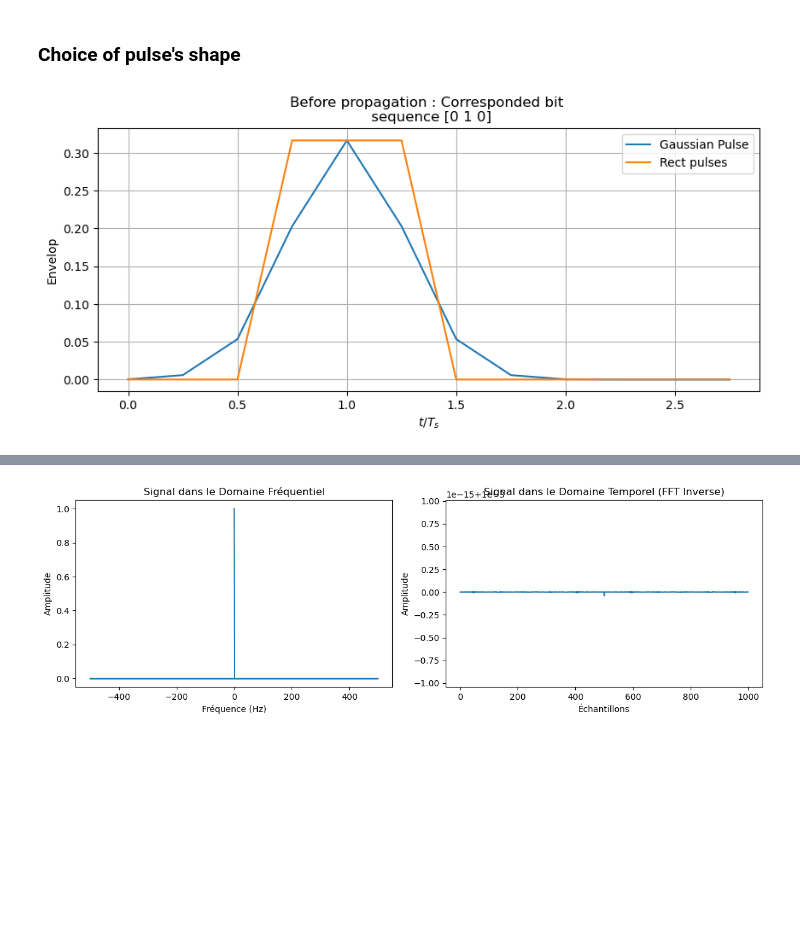
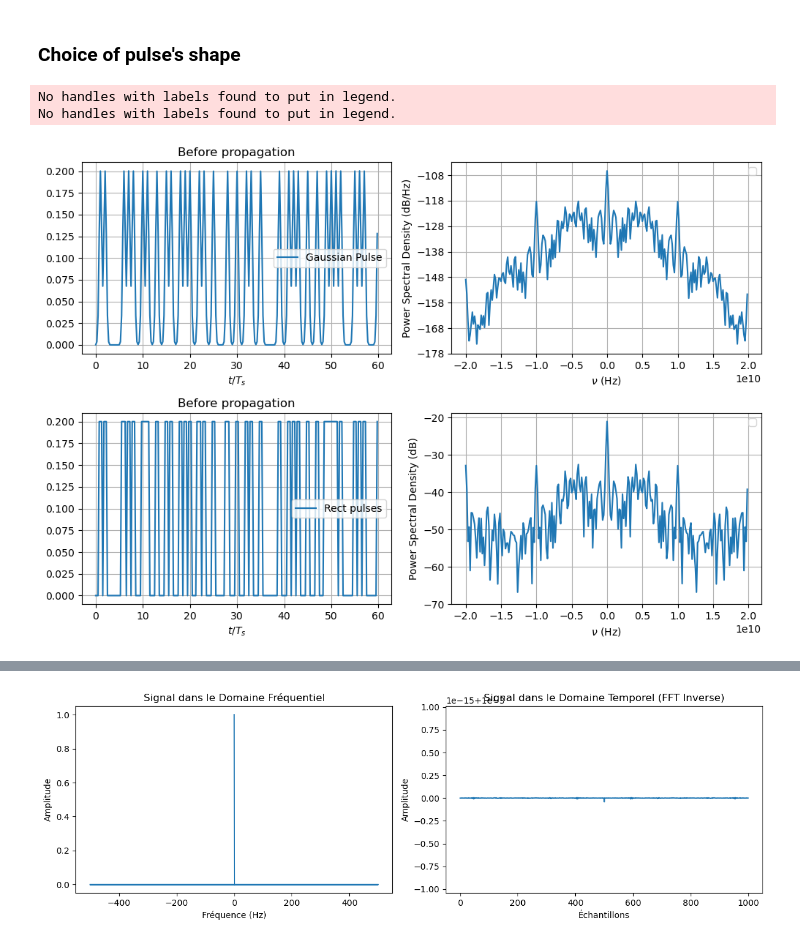
Before and after one commit to HamidMahamat/TOPT_proj, a Jupyter notebook: BE1.ipynb, the cells around one changed output, grey strips where cells are left out. Drawn from its saved outputs; the diff is of its cells as text; code cells hidden in the pictures; blank space fills up the shorter version.

```diff
--- a/BE1.ipynb
+++ b/BE1.ipynb
@@ -23,64 +23,104 @@ import matplotlib.pyplot as plt
 from scipy import sparse
 from scipy.sparse.linalg import spsolve
 # %%
-# Paramètres physiques
-λ = 1.55 * u.um
-D = 17.0 * u.ps / (u.nm * u.km)  # Dispersion Coefficient
-β_2 = - D * λ**2/(2 * np.pi * const.c) # Group velocity dispersion parameter
-B = 50 * u.Gbit / u.s # Bit rate -- choose after 100 Mbps, 1 Gbps, 10 Gbps, 50 Gbps
-B_nounit = B.to(u.bit/u.s)/(u.bit/u.s) # Capacity Hertz unit
-L = 730.0 * u.km  # Fiber Lenght
-T = 0.5 * u.s  # Total duration of the simulation
+# Physical parameters
+λ = 1.55 * u.um                             # wavelength
+D = 17.0 * u.ps / (u.nm * u.km)             # Dispersion Coefficient
+β_2 = - D * λ**2 / (2 * np.pi * const.c)    # Group velocity dispersion parameter
+B = 10 * u.Gbit / u.s                       # Bit rate : 1kbps, 100 Mbps, 1 Gbps, 10 Gbps, 50 Gbps
+B_nounit = B.to(u.bit/u.s)/(u.bit/u.s)      # Capacity Hertz unit
+L = 10.0 * u.km                             # Fiber Lenght
+T = 0.5 * u.s                               # Total duration of the simulation
 # %% [markdown]
 ### Choice of pulse's shape
 # %%
-I_max = 100 * u.mA # maximum value of diode laser intensity
+I_max = 40 * u.mA # maximum intensity value of diode laser
 I_nounit = I_max.to(u.A)/(1 * u.A)
 
 
-bits_seq = np.random.randint(2, size=10) # np.array([0,1,0]) #
+bits_seq = np.random.randint(2, size=80) # np.array([0,1,0]) #
 bits_sended_lenght = len(bits_seq)
 
 τ = .375 / B # caracteristic time of the gaussian pulse
 τ_nounit = τ.to(u.s/u.bit)/(1 * u.s/u.bit)
 
 def generate_gaussian_pulse(duration, sampling_rate):
-    t = np.arange(0, duration / 2, 1/sampling_rate)
+    t = np.arange(0, duration, 1/sampling_rate)
     pulse = np.sqrt(I_nounit) * np.array([np.sum([bits_seq[k] * np.exp(-((ti-k/B_nounit)/τ_nounit)**2) for k in range(bits_sended_lenght)]) for ti in t])
     return t, pulse
 
 
 
 Π = lambda t: 1.0 if np.abs(t)<.5 else 0.0 # Unitary rectangular window
-def generate_rectangular_pulses(duration,sampling_rate):
-    t = np.arange(0, duration / 2, 1/sampling_rate)
+def generate_rectangular_pulses(duration, sampling_rate):
+    t = np.arange(0, duration, 1/sampling_rate)
     pulse = np.sqrt(I_nounit) * np.array([np.sum([bits_seq[k] * Π((ti * B_nounit - k)) for k in range(bits_sended_lenght)]) for ti in t])
     return time, pulse
 
 
 ###  TEMPOREL ###
 # Paramètres du pulse
-duration = 5 * bits_sended_lenght * τ_nounit   # time window (in seconds)
+duration = 2 * bits_sended_lenght * τ_nounit   # time window (in seconds)
 sampling_rate = 4 * B_nounit  # sampling frequency (in Hz)
 
 # Générer le pulse gaussien
 time, gaussian_pulse = generate_gaussian_pulse(duration, sampling_rate)
 time, rect_pulse = generate_rectangular_pulses(duration, sampling_rate)
+
+
+
+
+
+
 # Tracer le résultat
-plt.figure(figsize=(10, 4))
-plt.subplot(1, 2, 1)
+plt.figure(figsize=(10, 7))
+plt.subplot(2,2,1)
 plt.plot(time * B_nounit, gaussian_pulse, label='Gaussian Pulse')
+plt.title(f'Before propagation') #bits_seq
+plt.xlabel(r'$t/T_s$')
+plt.legend()
+plt.grid(True)
+
+
+plt.subplot(2,2,3)
 plt.plot(time * B_nounit, rect_pulse, label='Rect pulses')
-plt.title(f'Before propagation : Corresponded bit \n sequence {bits_seq}')
+plt.title(f'Before propagation') #bits_seq
 plt.xlabel(r'$t/T_s$')
-plt.ylabel('Envelop')
 plt.legend()
 plt.grid(True)
 
 
 
 ###  SPECTRAL ###
-plt.subplot(1, 2, 2)
+
+"""
+freq = np.fft.fftfreq(len(time), d=1/sampling_rate)
+ω = 2 * np.pi * freq * u.Hz
+fft_gauss_pulse = np.fft.fft(gaussian_pulse)
+fft_rect_pulse = np.fft.fft(rect_pulse)
+"""
+
+
+
+plt.subplot(2,2,2)
+# plt.plot(freq, np.abs(fft_gauss_pulse), label=r'$|\hat{A}(\nu)|$')
+plt.psd(gaussian_pulse, Fs=sampling_rate.value, sides='twosided')
+plt.xlabel(r'$\nu$ (Hz)')
+plt.legend()
+plt.grid(True)
+
+
+plt.subplot(2,2,4)
+#plt.plot(freq, np.abs(fft_rect_pulse), label=r'$|\hat{A}(\nu)|$')
+plt.psd(rect_pulse, Fs=sampling_rate.value, sides='twosided', scale_by_freq=False)
+plt.xlabel(r'$\nu$ (Hz)')
+plt.legend()
+plt.grid(True)
+
+
+plt.tight_layout()
 plt.show()
 # %% [output]
+No handles with labels found to put in legend.
+No handles with labels found to put in legend.
-[figure, old version]
+[figure, new version]
```
Also changed, not shown: parts of 7 cells of this notebook.
